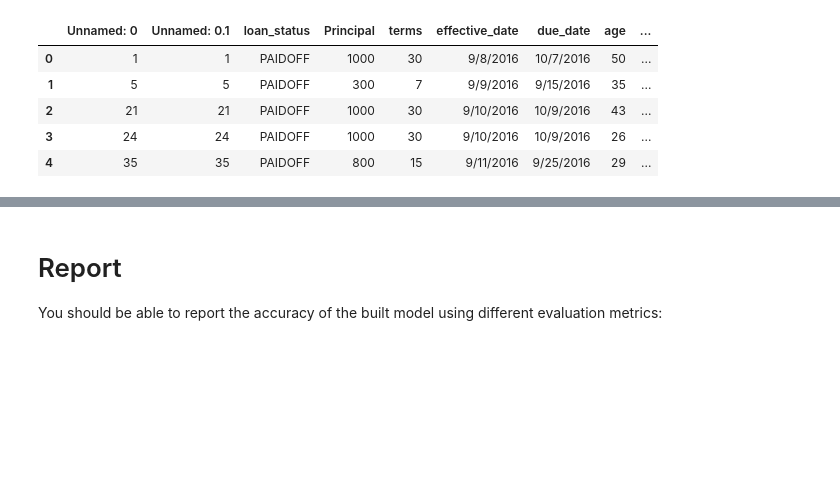
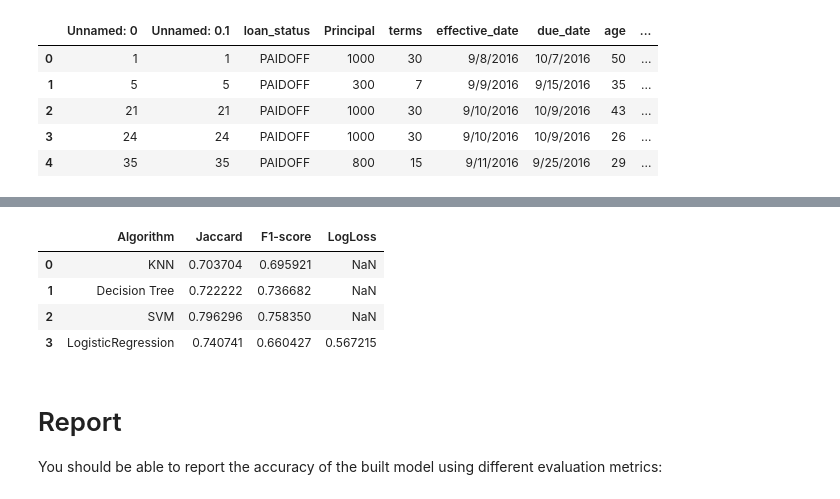
Before and after one commit to pjoshuar/Coursera_Capstone_Project, a Jupyter notebook: ML0101EN_Proj_Loan_py_v1.ipynb, the cells around one changed output, grey strips where cells are left out. Cells and saved outputs as stored; diff of their text form; code cells hidden in the pictures; blank space fills up the shorter version.

```diff
--- a/ML0101EN_Proj_Loan_py_v1.ipynb
+++ b/ML0101EN_Proj_Loan_py_v1.ipynb
@@ -551,0 +523,8 @@ array([0, 0, 0, 0, 0])
+# %%
+xtest = Feature
+ytest = test_df['loan_status']
+
+#Normalise test set data
+
+xtest = preprocessing.StandardScaler().fit(xtest).transform(xtest)
+xtest[0:3]
@@ -552,3 +546,45 @@ array([0, 0, 0, 0, 0])
+# %%
+#LR
+
+#Jaccard index
+
+y_pred3 = LR.predict(xtest)
+yhat_prob = LR.predict_proba(xtest)
+
+
+#SVM
+
+y_pred2 = clf.predict(xtest)
+
+
+#DecisionTree
+
+y_pred1 = drugTree.predict(xtest)
+
+
+#KNN
+
+y_pred = neigh.predict(xtest)
+
+
+
+
+#Final Evaluation Report
+
+Report = pd.DataFrame(columns = ['Algorithm', 'Jaccard', 'F1-score', 'LogLoss'])
+
+#Filling the empty dataframe
+Report['Algorithm'] = ['KNN', 'Decision Tree', 'SVM', 'LogisticRegression']
+Report['Jaccard'] = [jaccard_similarity_score(ytest, y_pred), jaccard_similarity_score(ytest, y_pred1), jaccard_similarity_score(ytest, y_pred2), jaccard_similarity_score(ytest, y_pred3)]
+Report['F1-score'] = [f1_score(ytest, y_pred, average='weighted'), f1_score(ytest, y_pred1, average='weighted'), f1_score(ytest, y_pred2, average='weighted'), f1_score(ytest, y_pred3, average='weighted')]
+Report['LogLoss'] = [ None, None, None, log_loss(ytest, yhat_prob)]
+Report.head()
+# %% [output]
+|  | Algorithm | Jaccard | F1-score | LogLoss |
+| 0 | KNN | 0.703704 | 0.695921 | NaN |
+| 1 | Decision Tree | 0.722222 | 0.736682 | NaN |
+| 2 | SVM | 0.796296 | 0.758350 | NaN |
+| 3 | LogisticRegression | 0.740741 | 0.660427 | 0.567215 |
 # %% [markdown]
 # Report
 You should be able to report the accuracy of the built model using different evaluation metrics:
```
Also changed, not shown: parts of 8 cells of this notebook.
